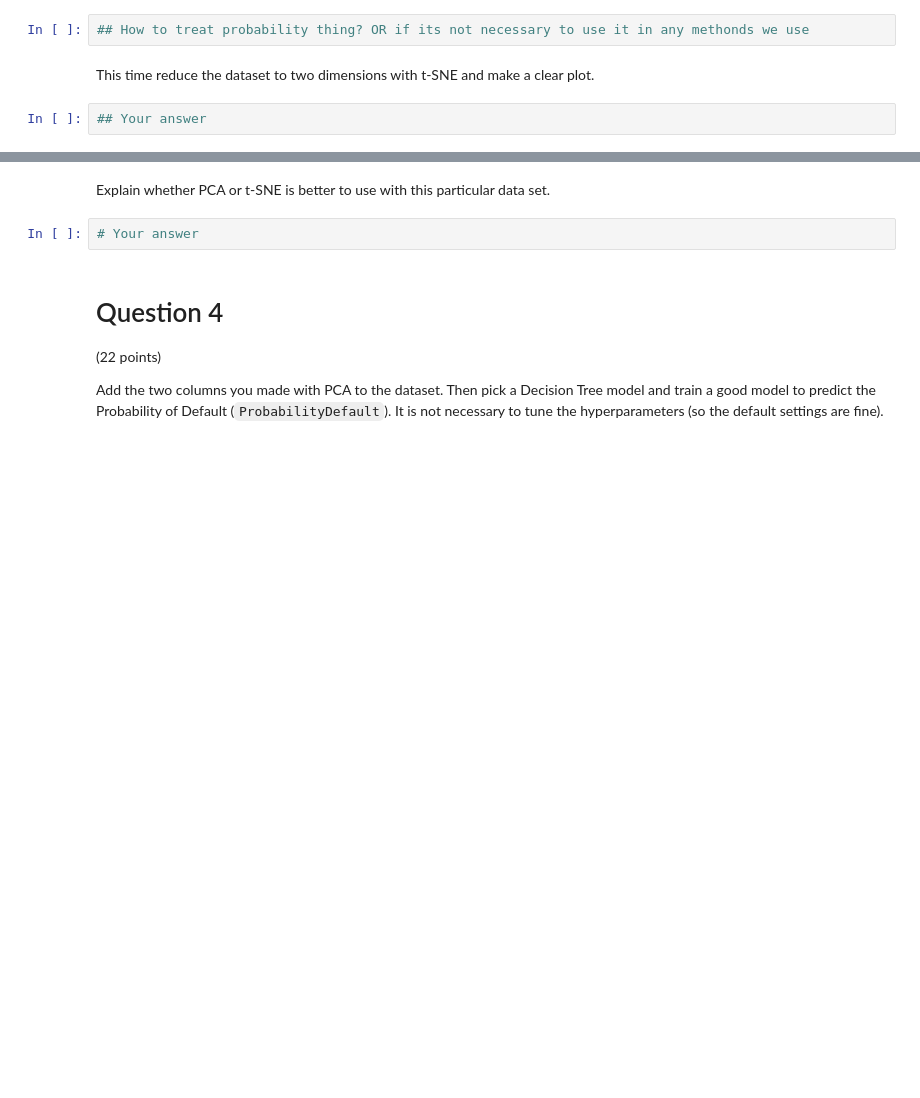
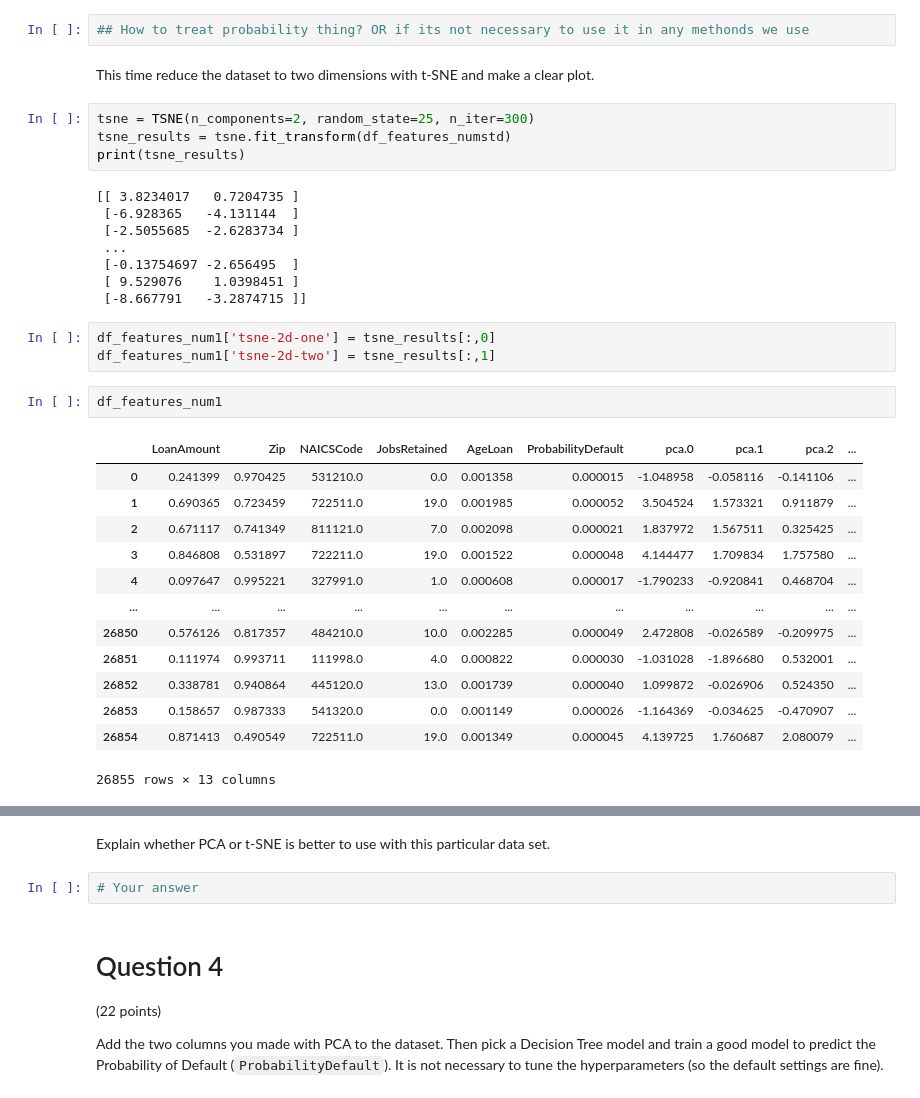
Before and after one commit to Nsmid/Machine-Learning-for-Finance, a Jupyter notebook: assignment2/assignment2_groupXX_2021.ipynb, the cells around one changed output, grey strips where cells are left out. Saved outputs shown, nothing was run; the diff lists cells and outputs as text; blank space fills up the shorter version.

```diff
--- a/assignment2/assignment2_groupXX_2021.ipynb
+++ b/assignment2/assignment2_groupXX_2021.ipynb
@@ -412,5 +428,34 @@ df_features_num1 = pd.concat([df_features_num, df_features_pca], axis=1)
 ## How to treat probability thing? OR if its not necessary to use it in any methonds we use
 # %% [markdown]
 This time reduce the dataset to two dimensions with t-SNE and make a clear plot.
-# %%
-## Your answer
+# %%
+tsne = TSNE(n_components=2, random_state=25, n_iter=300)
+tsne_results = tsne.fit_transform(df_features_numstd)
+print(tsne_results)
+# %% [output]
+[[ 3.8234017   0.7204735 ]
+ [-6.928365   -4.131144  ]
+ [-2.5055685  -2.6283734 ]
+ ...
+ [-0.13754697 -2.656495  ]
+ [ 9.529076    1.0398451 ]
+ [-8.667791   -3.2874715 ]]
+# %%
+df_features_num1['tsne-2d-one'] = tsne_results[:,0]
+df_features_num1['tsne-2d-two'] = tsne_results[:,1]
+# %%
+df_features_num1
+# %% [output]
+|  | LoanAmount | Zip | NAICSCode | JobsRetained | AgeLoan | ProbabilityDefault | pca.0 | pca.1 | pca.2 | ... |
+| 0 | 0.241399 | 0.970425 | 531210.0 | 0.0 | 0.001358 | 0.000015 | -1.048958 | -0.058116 | -0.141106 | ... |
+| 1 | 0.690365 | 0.723459 | 722511.0 | 19.0 | 0.001985 | 0.000052 | 3.504524 | 1.573321 | 0.911879 | ... |
+| 2 | 0.671117 | 0.741349 | 811121.0 | 7.0 | 0.002098 | 0.000021 | 1.837972 | 1.567511 | 0.325425 | ... |
+| 3 | 0.846808 | 0.531897 | 722211.0 | 19.0 | 0.001522 | 0.000048 | 4.144477 | 1.709834 | 1.757580 | ... |
+| 4 | 0.097647 | 0.995221 | 327991.0 | 1.0 | 0.000608 | 0.000017 | -1.790233 | -0.920841 | 0.468704 | ... |
+| ... | ... | ... | ... | ... | ... | ... | ... | ... | ... | ... |
+| 26850 | 0.576126 | 0.817357 | 484210.0 | 10.0 | 0.002285 | 0.000049 | 2.472808 | -0.026589 | -0.209975 | ... |
+| 26851 | 0.111974 | 0.993711 | 111998.0 | 4.0 | 0.000822 | 0.000030 | -1.031028 | -1.896680 | 0.532001 | ... |
+| 26852 | 0.338781 | 0.940864 | 445120.0 | 13.0 | 0.001739 | 0.000040 | 1.099872 | -0.026906 | 0.524350 | ... |
+| 26853 | 0.158657 | 0.987333 | 541320.0 | 0.0 | 0.001149 | 0.000026 | -1.164369 | -0.034625 | -0.470907 | ... |
+| 26854 | 0.871413 | 0.490549 | 722511.0 | 19.0 | 0.001349 | 0.000045 | 4.139725 | 1.760687 | 2.080079 | ... |
+26855 rows × 13 columns
```
Also changed, not shown: parts of 15 cells of this notebook.
